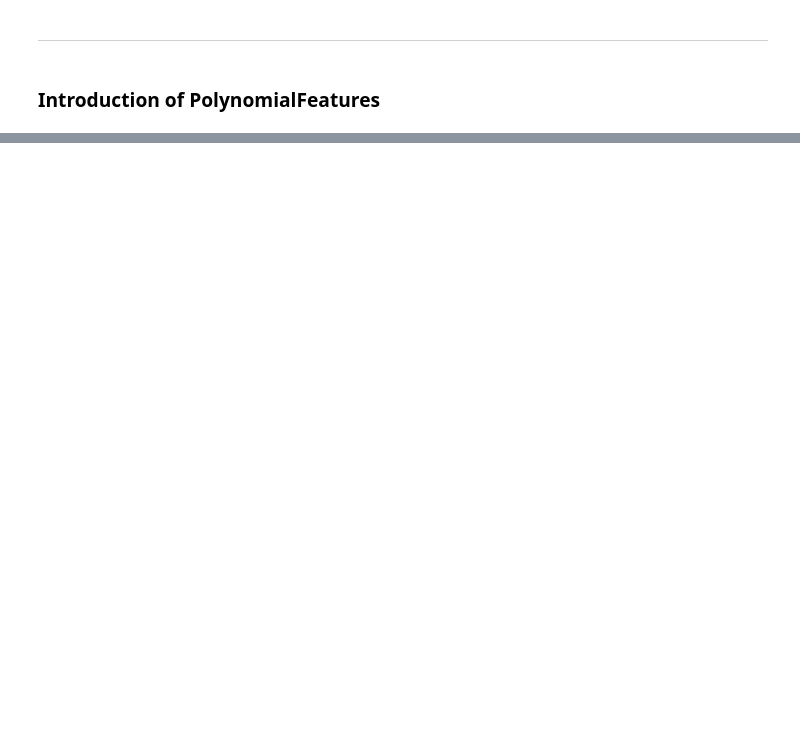
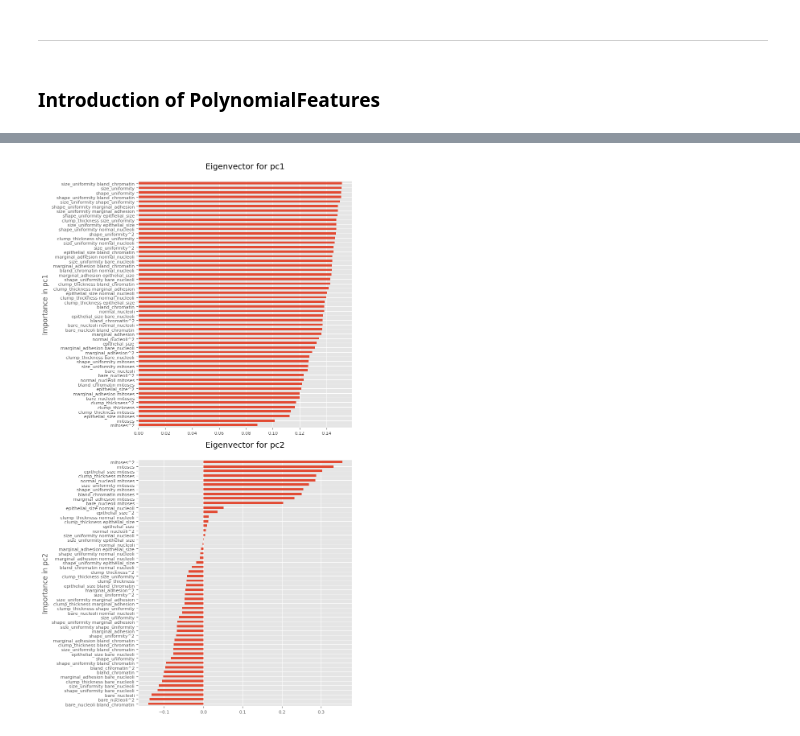
Before and after one commit to Joe-ElM/Breast-Cancer, a Jupyter notebook: Notebooks/2. KNN.ipynb, the cells around one changed output, grey strips where cells are left out. Cells and saved outputs as stored; diff of their text form; code cells hidden in the pictures; blank space fills up the shorter version.

```diff
--- a/Notebooks/2. KNN.ipynb
+++ b/Notebooks/2. KNN.ipynb
@@ -363 +360,16 @@ eigenvectors.head()
+# %%
+fig, ax = plt.subplots(2,1,figsize = [8, 14])
+
+eigenvectors.iloc[0,:].sort_values(ascending = True).plot.barh(ax= ax[0])
+ax[0].tick_params(axis='y', labelsize=8)
+ax[0].tick_params(axis='x', labelsize=8)
+ax[0].set(title  = "Eigenvector for pc1\n", ylabel = "Importance in pc1")
+
+eigenvectors.iloc[1,:].sort_values(ascending = True).plot.barh(ax= ax[1])
+ax[1].tick_params(axis='y', labelsize=8)
+ax[1].tick_params(axis='x', labelsize=8)
+ax[1].set(title  = "Eigenvector for pc2\n", ylabel = "Importance in pc2")
+plt.tight_layout();
+# %% [output]
+[figure, added]
 # %%
```
Also changed, not shown: parts of 9 cells of this notebook.
